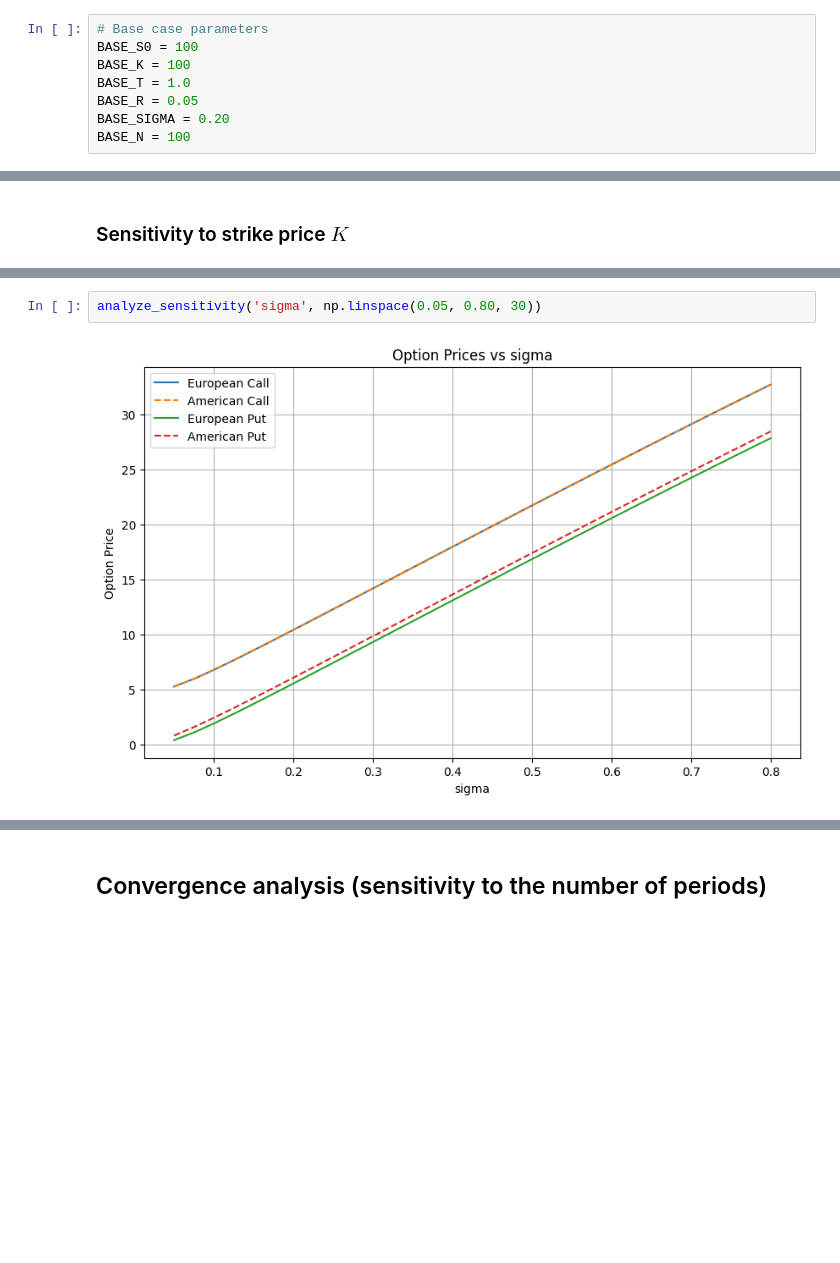
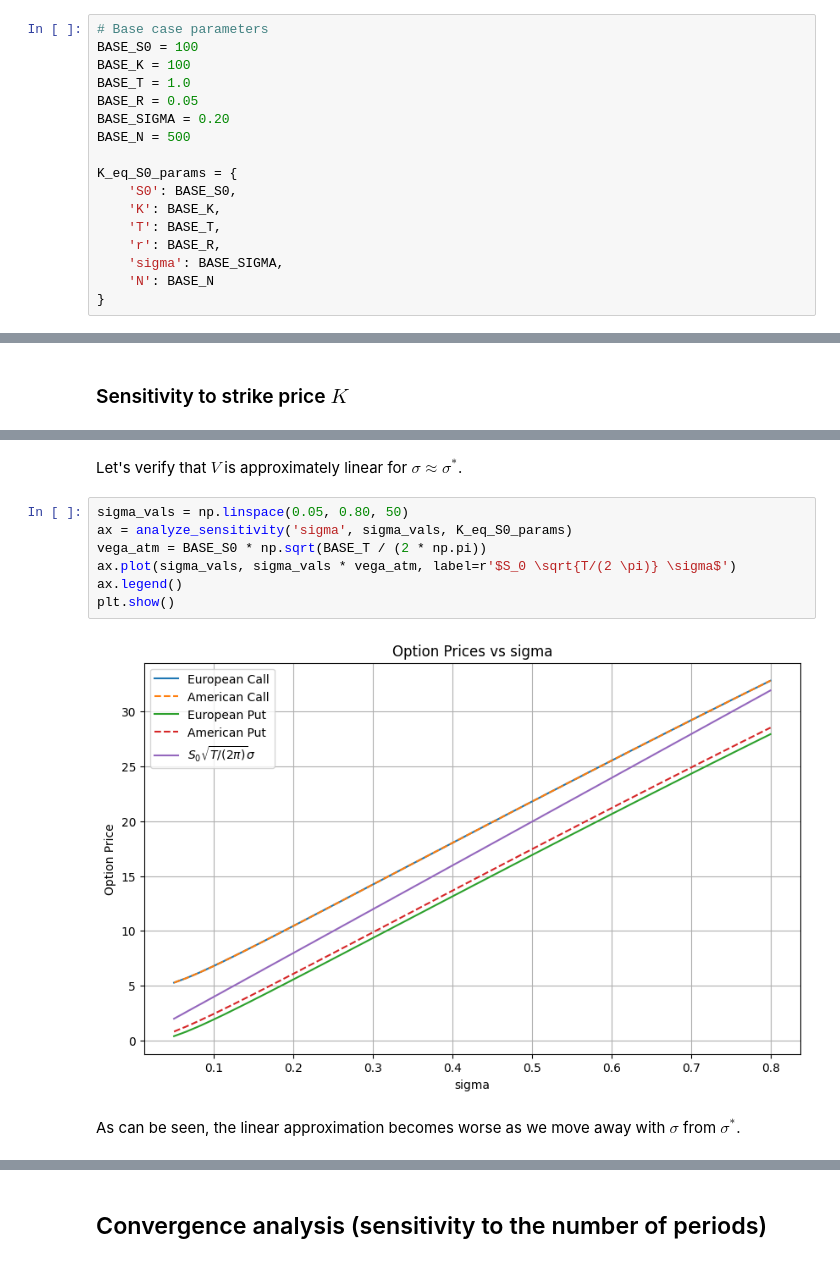
Before and after one commit to AleksyBalazinski/option-pricing, a Jupyter notebook: analysis.ipynb, the cells around one changed output, grey strips where cells are left out. Saved outputs shown, nothing was run; the diff lists cells and outputs as text; blank space fills up the shorter version.

```diff
--- a/analysis.ipynb
+++ b/analysis.ipynb
@@ -106,5 +106,14 @@ BASE_K = 100
 BASE_T = 1.0
 BASE_R = 0.05
 BASE_SIGMA = 0.20
-BASE_N = 100
+BASE_N = 500
+
+K_eq_S0_params = {
+    'S0': BASE_S0,
+    'K': BASE_K,
+    'T': BASE_T,
+    'r': BASE_R,
+    'sigma': BASE_SIGMA,
+    'N': BASE_N
+}
 # %%
@@ -165,4 +295,13 @@ analyze_sensitivity('T', np.linspace(0.1, 3.0, 30))
+# %% [markdown]
+Let's verify that $V$ is approximately linear for $\sigma \approx \sigma^*$.
 # %%
-analyze_sensitivity('sigma', np.linspace(0.05, 0.80, 30))
+sigma_vals = np.linspace(0.05, 0.80, 50)
+ax = analyze_sensitivity('sigma', sigma_vals, K_eq_S0_params)
+vega_atm = BASE_S0 * np.sqrt(BASE_T / (2 * np.pi))
+ax.plot(sigma_vals, sigma_vals * vega_atm, label=r'$S_0 \sqrt{T/(2 \pi)} \sigma$')
+ax.legend()
+plt.show()
 # %% [output]
-[figure, old version]
+[figure, new version]
+# %% [markdown]
+As can be seen, the linear approximation becomes worse as we move away with $\sigma$ from $\sigma^*$.
```
Also changed, not shown: parts of 24 cells of this notebook.
